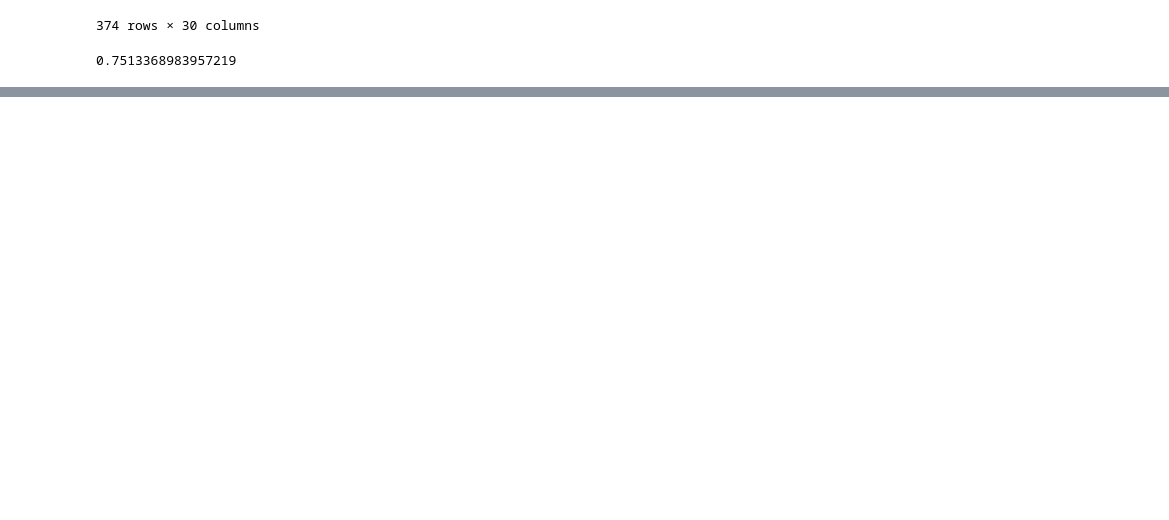
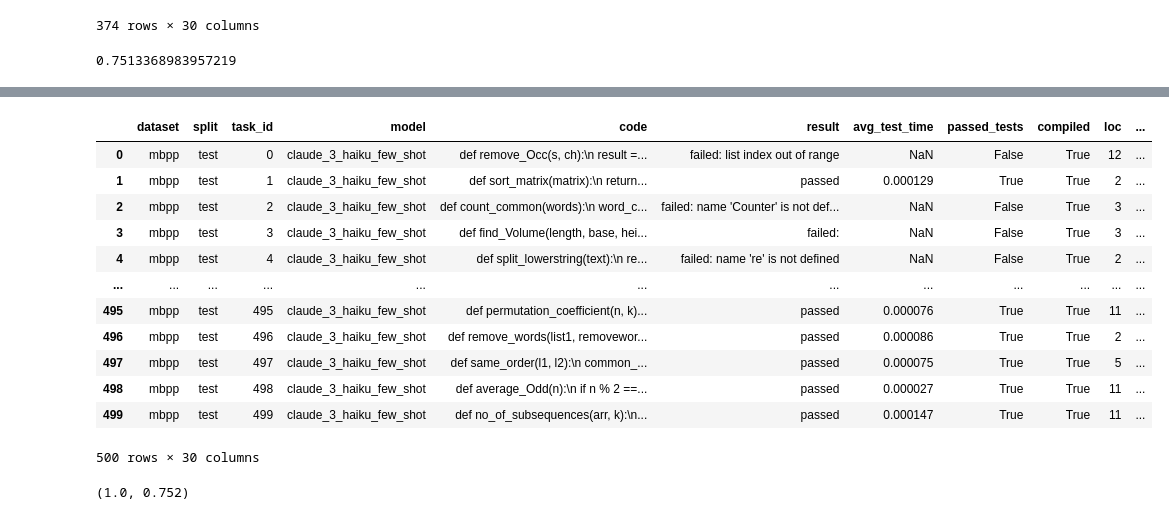
Before and after one commit to sosier/Code_Refactoring_Assistant, a Jupyter notebook: claude/Claude_Generations.ipynb, the cells around one changed output, grey strips where cells are left out. Cells and saved outputs as stored; diff of their text form; code cells hidden in the pictures; blank space fills up the shorter version.

```diff
--- a/claude/Claude_Generations.ipynb
+++ b/claude/Claude_Generations.ipynb
@@ -650,0 +872,2 @@ df.to_csv(RESULTS_PATH + f"{dataset}_{split}_claude_3_haiku_0_shot_{current_prom
+# %%
+selected_refactoring_rules = select_refactoring_rules(canonical_solutions)
@@ -650,0 +892,4 @@ df.to_csv(RESULTS_PATH + f"{dataset}_{split}_claude_3_haiku_0_shot_{current_prom
+# %%
+extraced_rules = list(map(extract_rule, selected_refactoring_rules))
+# %%
+all_generations = generate_output_with_rule(canonical_solutions, extraced_rules, function_names)
@@ -650,0 +914,11 @@ df.to_csv(RESULTS_PATH + f"{dataset}_{split}_claude_3_haiku_0_shot_{current_prom
+# %%
+execution_ids_backup = []
+execution_results_backup = []
+
+results = bulk_evaluate(
+    dataset=dataset,
+    split=split,
+    code=all_generations,
+    execution_ids_backup=execution_ids_backup,
+    execution_results_backup=execution_results_backup
+)
@@ -650,0 +943,23 @@ df.to_csv(RESULTS_PATH + f"{dataset}_{split}_claude_3_haiku_0_shot_{current_prom
+# %%
+df = pd.DataFrame(results)
+df.insert(3, "model", model)
+df.insert(4, "code", all_generations)
+df
+# %% [output]
+|  | dataset | split | task_id | model | code | result | avg_test_time | passed_tests | compiled | loc | ... |
+| 0 | mbpp | test | 0 | claude_3_haiku_few_shot | def remove_Occ(s, ch):\n result =... | failed: list index out of range | NaN | False | True | 12 | ... |
+| 1 | mbpp | test | 1 | claude_3_haiku_few_shot | def sort_matrix(matrix):\n return... | passed | 0.000129 | True | True | 2 | ... |
+| 2 | mbpp | test | 2 | claude_3_haiku_few_shot | def count_common(words):\n word_c... | failed: name 'Counter' is not def... | NaN | False | True | 3 | ... |
+| 3 | mbpp | test | 3 | claude_3_haiku_few_shot | def find_Volume(length, base, hei... | failed: | NaN | False | True | 3 | ... |
+| 4 | mbpp | test | 4 | claude_3_haiku_few_shot | def split_lowerstring(text):\n re... | failed: name 're' is not defined | NaN | False | True | 2 | ... |
+| ... | ... | ... | ... | ... | ... | ... | ... | ... | ... | ... | ... |
+| 495 | mbpp | test | 495 | claude_3_haiku_few_shot | def permutation_coefficient(n, k)... | passed | 0.000076 | True | True | 11 | ... |
+| 496 | mbpp | test | 496 | claude_3_haiku_few_shot | def remove_words(list1, removewor... | passed | 0.000086 | True | True | 2 | ... |
+| 497 | mbpp | test | 497 | claude_3_haiku_few_shot | def same_order(l1, l2):\n common_... | passed | 0.000075 | True | True | 5 | ... |
+| 498 | mbpp | test | 498 | claude_3_haiku_few_shot | def average_Odd(n):\n if n % 2 ==... | passed | 0.000027 | True | True | 11 | ... |
+| 499 | mbpp | test | 499 | claude_3_haiku_few_shot | def no_of_subsequences(arr, k):\n... | passed | 0.000147 | True | True | 11 | ... |
+500 rows × 30 columns
+# %%
+df["compiled"].mean(), df["passed_tests"].mean()
+# %% [output]
+(1.0, 0.752)
```
Also changed, not shown: parts of 25 cells of this notebook, 2 other files.
